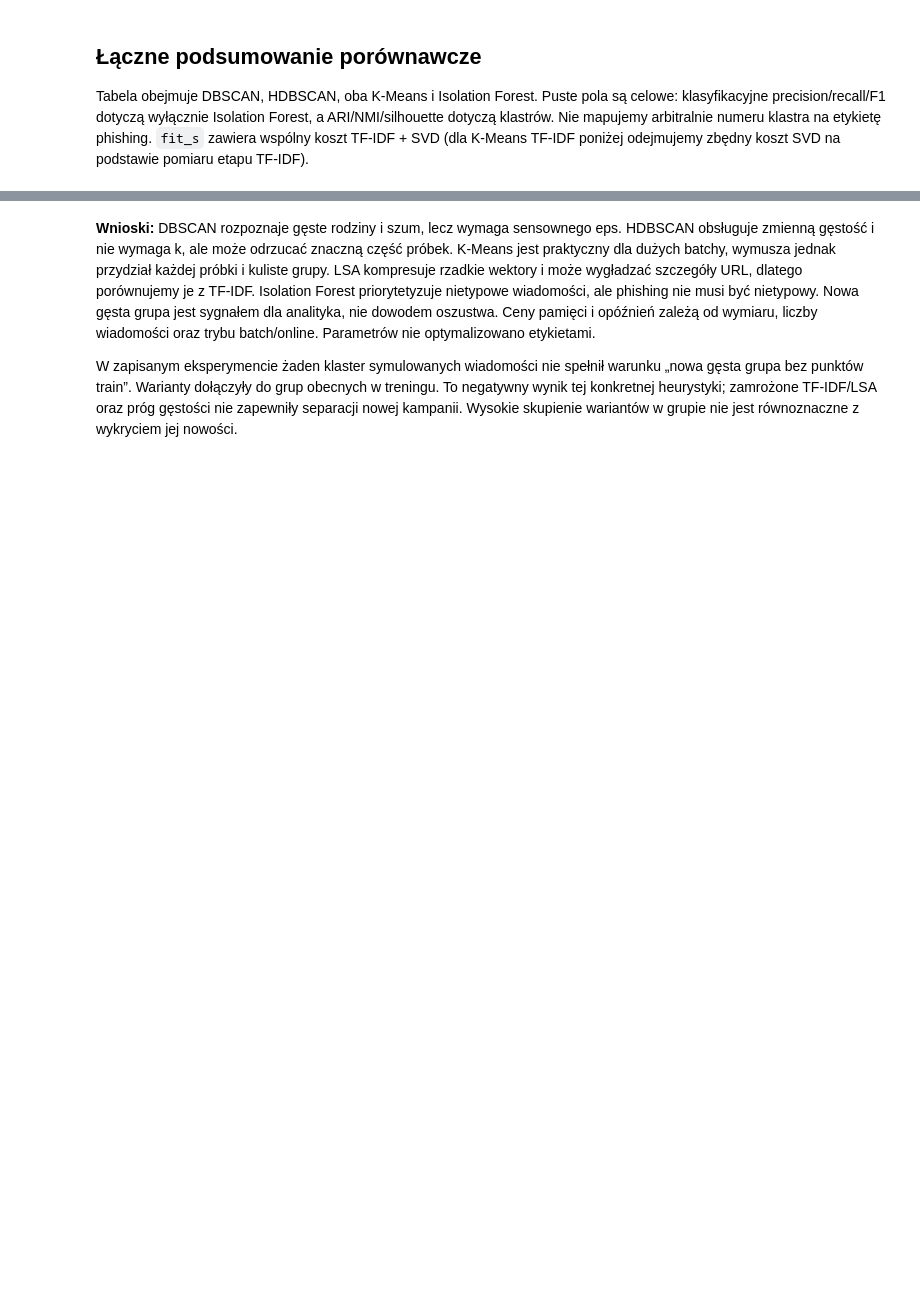
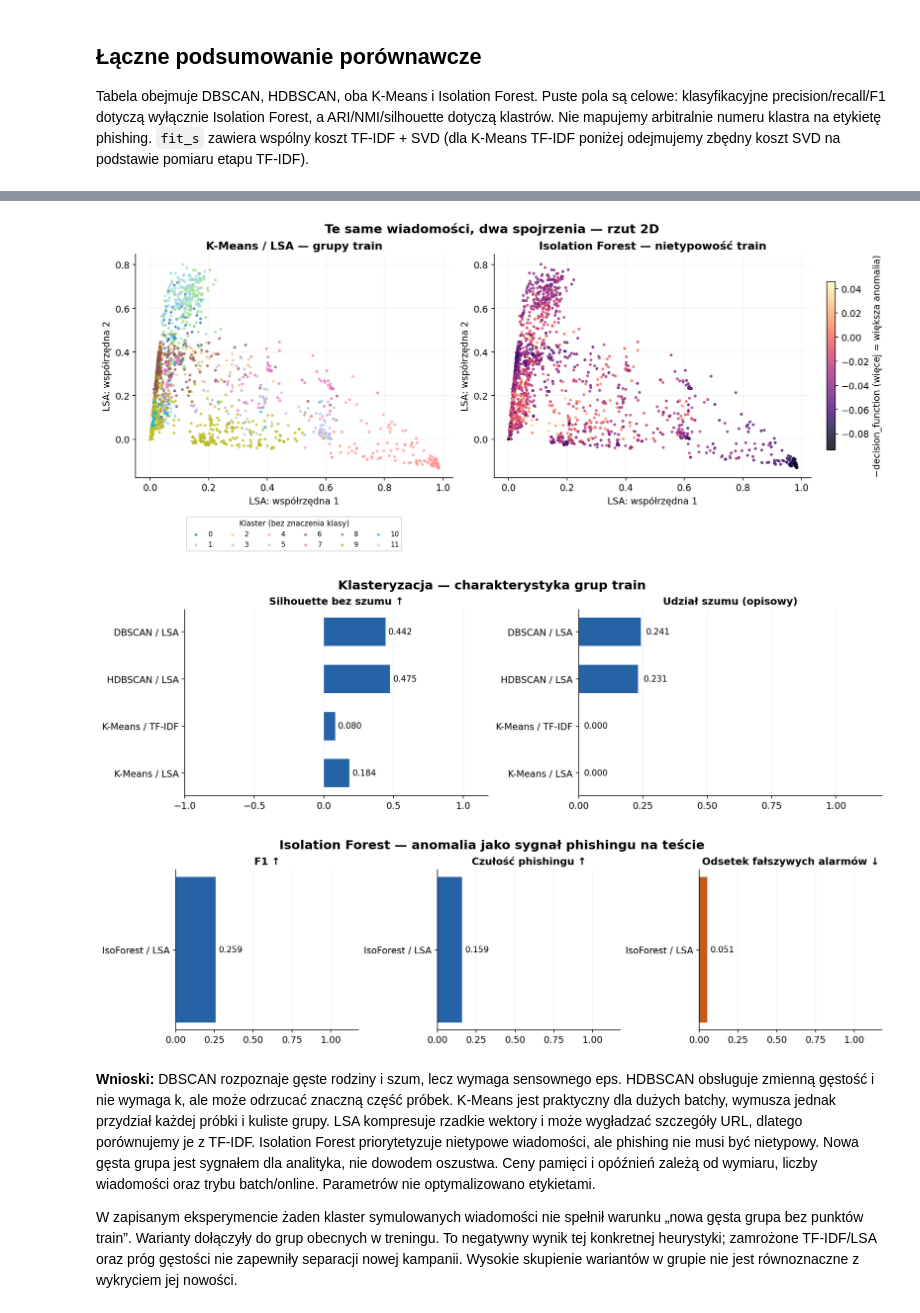
Before and after one commit to nikpan1/phishing-detector, a Jupyter notebook: notebooks/02_clustering_i_unsupervised.ipynb, the cells around one changed output, grey strips where cells are left out. Drawn from its saved outputs; the diff is of its cells as text; code cells hidden in the pictures; blank space fills up the shorter version.

```diff
--- a/notebooks/02_clustering_i_unsupervised.ipynb
+++ b/notebooks/02_clustering_i_unsupervised.ipynb
@@ -303,3 +325,40 @@ Isolation Forest: czułość **0.159**, FPR **0.051**. DBSCAN eps dobrane bez et
+# %%
+sample = np.sort(np.random.default_rng(SEED).choice(len(E), min(2000, len(E)), replace=False))
+fig, axes = plt.subplots(1, 2, figsize=(13, 5.5), layout='constrained')
+km_labels = fitted['K-Means / LSA'][1]
+colors = plt.get_cmap('tab20', 12)
+for cluster in range(12):
+    mask = km_labels[sample] == cluster
+    axes[0].scatter(E[sample[mask], 0], E[sample[mask], 1], s=12,
+                    color=colors(cluster), alpha=.7, label=str(cluster), linewidths=0)
+axes[0].set_title('K-Means / LSA — grupy train')
+axes[0].legend(title='Klaster (bez znaczenia klasy)', ncol=6, fontsize=8,
+               title_fontsize=9, loc='upper center', bbox_to_anchor=(.5, -.16))
+anomalies = -iso.decision_function(E[sample])
+points = axes[1].scatter(E[sample, 0], E[sample, 1], c=anomalies,
+                         s=12, cmap='magma', alpha=.8, linewidths=0)
+axes[1].set_title('Isolation Forest — nietypowość train')
+fig.colorbar(points, ax=axes[1], label='−decision_function (więcej = większa anomalia)', shrink=.75)
+for ax in axes:
+    ax.set_xlabel('LSA: współrzędna 1')
+    ax.set_ylabel('LSA: współrzędna 2')
+    ax.grid(alpha=.15)
+fig.suptitle('Te same wiadomości, dwa spojrzenia — rzut 2D', fontweight='bold', fontsize=15)
+render(fig)
+
+clusters = summary[summary.task == 'clustering'].copy()
+metric_bars(clusters, [('silhouette', 'Silhouette bez szumu', False),
+                       ('noise', 'Udział szumu (opisowy)', None)],
+            'Klasteryzacja — charakterystyka grup train')
+anomalies_summary = summary[summary.task == 'anomaly detection']
+metric_bars(anomalies_summary, [('f1', 'F1', False), ('recall', 'Czułość phishingu', False),
+                                ('fpr', 'Odsetek fałszywych alarmów', True)],
+            'Isolation Forest — anomalia jako sygnał phishingu na teście',
+            labels=['IsoForest / LSA'])
+# %% [output]
+[figure, added]
+[figure, added]
+[figure, added]
 # %% [markdown]
 **Wnioski:** DBSCAN rozpoznaje gęste rodziny i szum, lecz wymaga sensownego eps.
 HDBSCAN obsługuje zmienną gęstość i nie wymaga k, ale może odrzucać znaczną część
```
Also changed, not shown: parts of 6 cells of this notebook, 8 other files.
